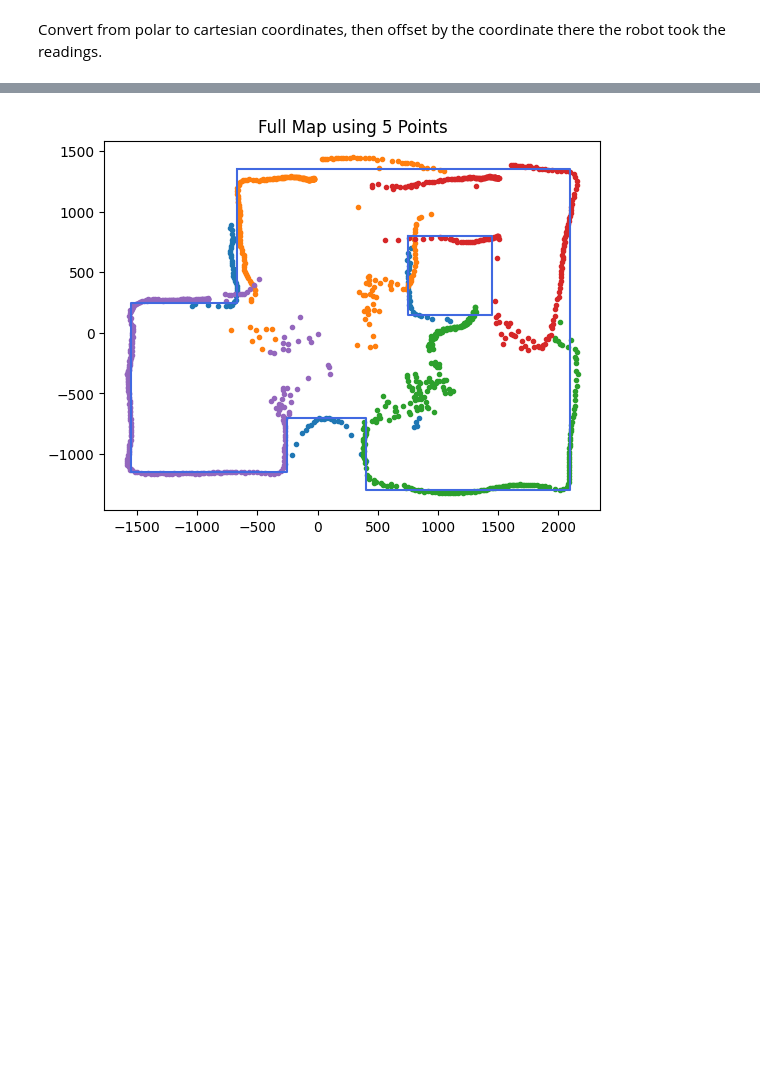
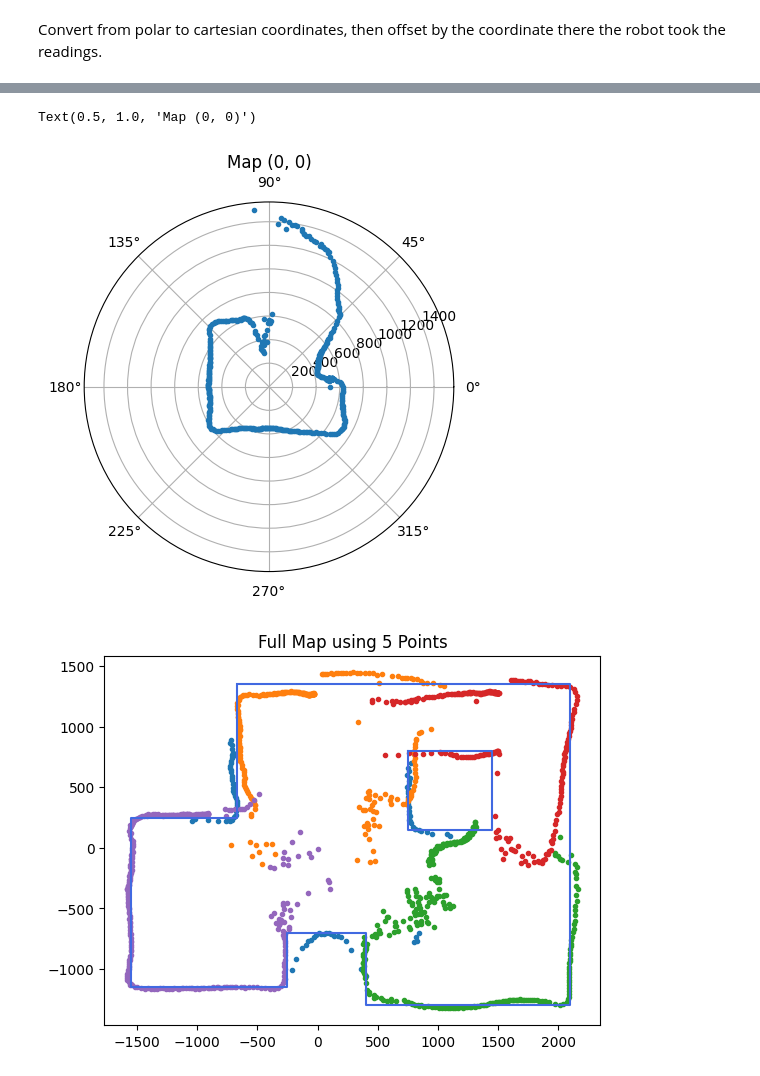
Before and after one commit to tiffanyguo8/ECE4160-code, a Jupyter notebook: ble_robot-1.1/ble_python/demo.ipynb, the cells around one changed output, grey strips where cells are left out. Cells and saved outputs as stored; diff of their text form; code cells hidden in the pictures; blank space fills up the shorter version.

```diff
--- a/ble_robot-1.1/ble_python/demo.ipynb
+++ b/ble_robot-1.1/ble_python/demo.ipynb
@@ -619,10 +605,0 @@ print(msg)
-# %%
-save_times = tof_times
-save_tof = tof_data
-save_imu = imu_data
-# %%
-tof_times = save_times
-tof_data = save_tof
-speed_data = save_speed
-kf_data = save_kf
-kf_times = save_kf_times
@@ -858,3 +838,10 @@ with open('map00_tof.pickle', 'rb') as f:
 # %%
-plt.polar(deg, tof_data, '.')
-plt.title("Map (0,0)")
+import math
+rads = []
+for i in imu_data:
+    rads.append(i*math.pi/180)
+plt.polar(rads, tof_data, '.')
+plt.title("Map (0, 0)")
+# %% [output]
+Text(0.5, 1.0, 'Map (0, 0)')
+[figure, added]
```
Also changed, not shown: parts of 31 cells of this notebook, 19 other files.
